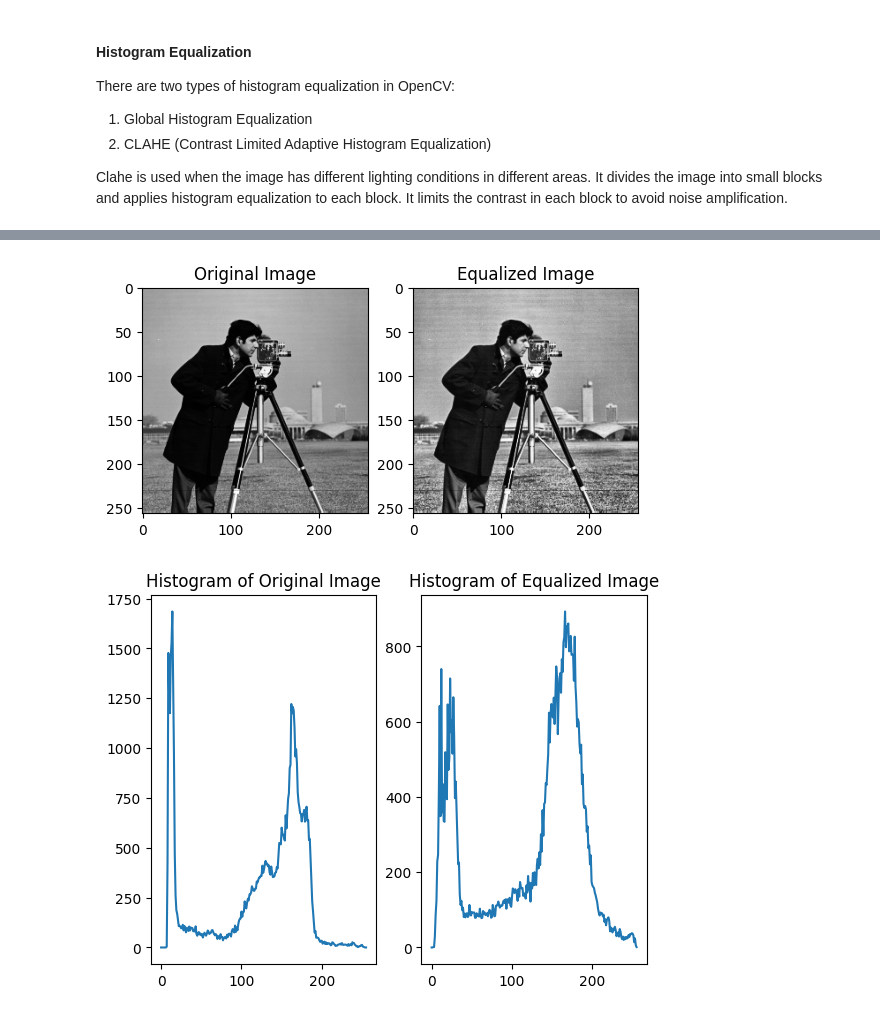
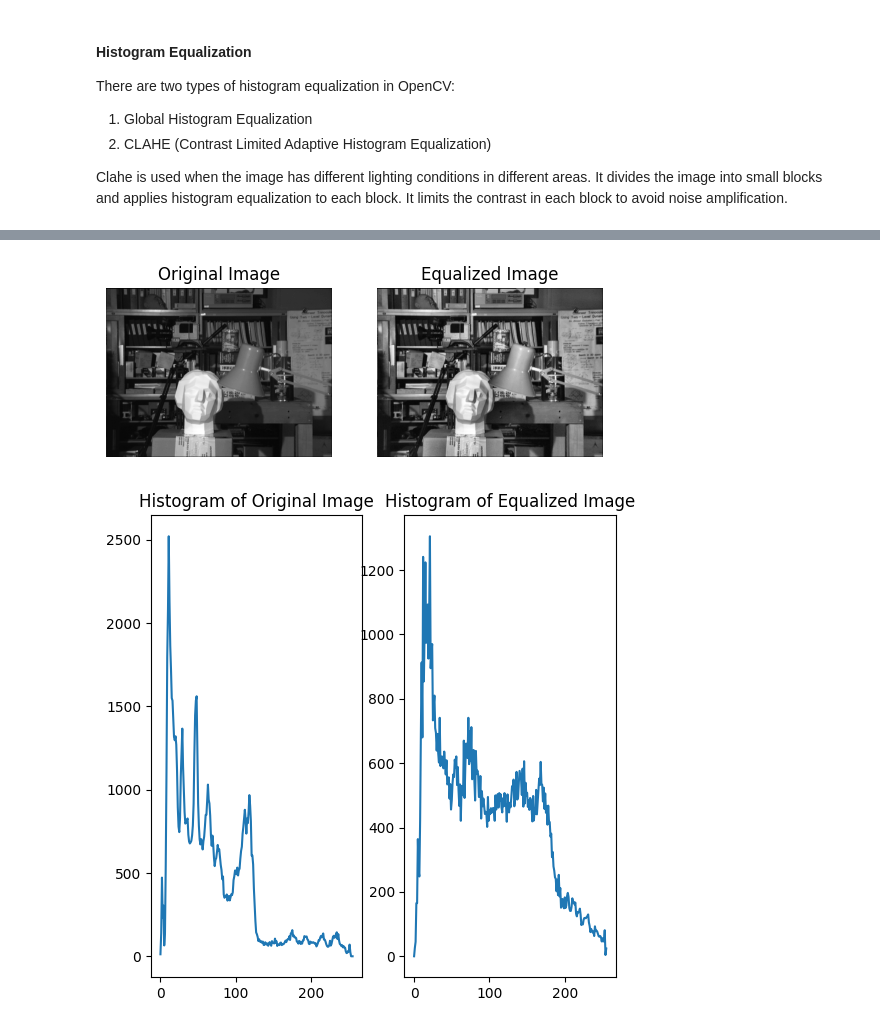
Before and after one commit to dakshgehlot/Digital-Image-Processing-Project, a Jupyter notebook: histogram.ipynb, the cells around one changed output, grey strips where cells are left out. Saved outputs shown, nothing was run; the diff lists cells and outputs as text; code cells hidden in the pictures.

```diff
--- a/histogram.ipynb
+++ b/histogram.ipynb
@@ -52,3 +76,6 @@ Clahe is used when the image has different lighting conditions in different area
+# %%
+# CLAHE
+img = cv.imread('images/tsukuba_l.png', cv.IMREAD_GRAYSCALE)
 # %%
 # CLAHE
 clahe = cv.createCLAHE(clipLimit=2.0, tileGridSize=(8,8))
@@ -56,22 +83,25 @@ cl1 = clahe.apply(img)
 # %%
 # Display the original image and the equalized image
 plt.subplot(121), plt.imshow(img, 'gray')
 plt.title('Original Image')
+plt.axis('off')
 plt.subplot(122), plt.imshow(cl1, 'gray')
 plt.title('Equalized Image')
+plt.axis('off')
 plt.show()
 # %% [output]
-[figure, old version]
+[figure, new version]
 # %%
 # Create histograms of the original image and the equalized image
 hist = cv.calcHist([img], [0], None, [256], [0, 256])
 hist_cl1 = cv.calcHist([cl1], [0], None, [256], [0, 256])
 # %%
 # Plot the histograms
+plt.figure(figsize=(6,6))
 plt.subplot(121), plt.plot(hist)
 plt.title('Histogram of Original Image')
 plt.subplot(122), plt.plot(hist_cl1)
 plt.title('Histogram of Equalized Image')
 plt.show()
 # %% [output]
-[figure, old version]
+[figure, new version]
```
Also changed, not shown: parts of 5 cells of this notebook, 45 other files.
